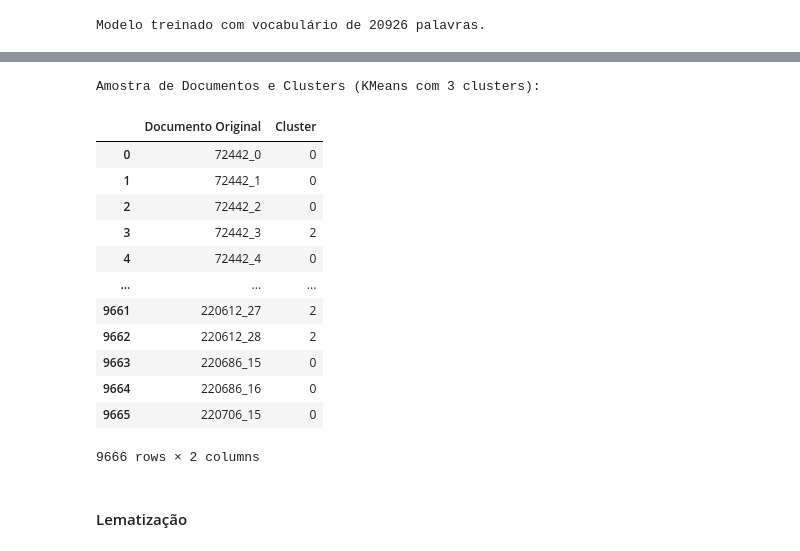
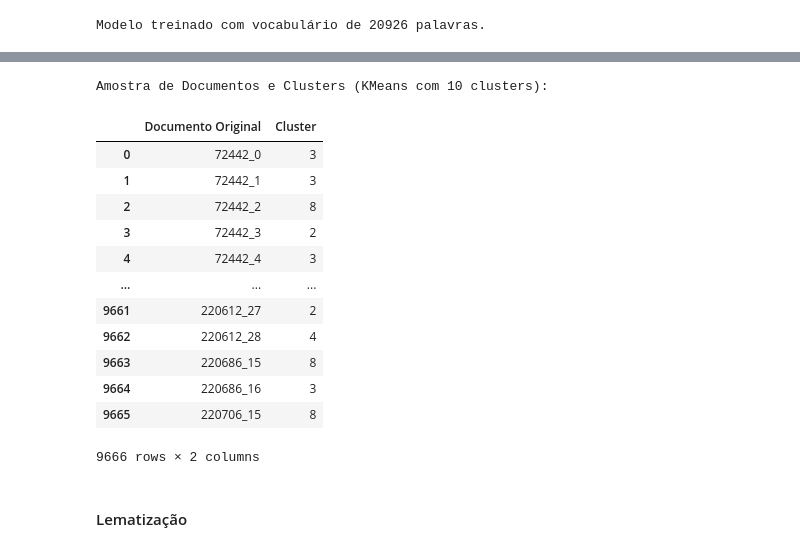
Before and after one commit to micaelol12/PLN, a Jupyter notebook: Trabalho/notebook.ipynb, the cells around one changed output, grey strips where cells are left out. Cells and saved outputs as stored; diff of their text form; code cells hidden in the pictures.

Commit message:
feat: add cluster function

```diff
--- a/Trabalho/notebook.ipynb
+++ b/Trabalho/notebook.ipynb
@@ -477,36 +528,36 @@ Ok
 # %%
 # 1. Preparar DataFrame Inicial (se ainda não existir)
 df_w2v_docs = pd.DataFrame({'Documento Original': doc_ids_sumario_tf_idf_token})
 
 # 2. Aplicar KMeans
 # Definindo o número de clusters (pode ser ajustado/otimizado)
-num_clusters = 5 # Você pode experimentar outros valores
+num_clusters = 10 # Você pode experimentar outros valores
 
 # Aplicando o KMeans aos vetores Word2Vec
 # Adicionar n_init=10 para evitar warnings e melhorar a robustez
 kmeans_w2v = KMeans(n_clusters=num_clusters, random_state=42, n_init=10)
 
 # O fit é feito diretamente nos vetores Word2Vec (que já são densos)
 kmeans_w2v.fit(vetores_documentos)
 
 # Adicionando as labels (rótulos) dos clusters ao DataFrame
 df_w2v_docs['Cluster'] = kmeans_w2v.labels_
 
 # Exibindo uma amostra dos documentos e seus clusters atribuidos
 print(f"\nAmostra de Documentos e Clusters (KMeans com {num_clusters} clusters):")
 df_w2v_docs[['Documento Original', 'Cluster']]
 # %% [output]
-Amostra de Documentos e Clusters (KMeans com 3 clusters):
+Amostra de Documentos e Clusters (KMeans com 10 clusters):
 |  | Documento Original | Cluster |
-| 0 | 72442_0 | 0 |
-| 1 | 72442_1 | 0 |
-| 2 | 72442_2 | 0 |
+| 0 | 72442_0 | 3 |
+| 1 | 72442_1 | 3 |
+| 2 | 72442_2 | 8 |
 | 3 | 72442_3 | 2 |
-| 4 | 72442_4 | 0 |
+| 4 | 72442_4 | 3 |
 | ... | ... | ... |
 | 9661 | 220612_27 | 2 |
-| 9662 | 220612_28 | 2 |
-| 9663 | 220686_15 | 0 |
-| 9664 | 220686_16 | 0 |
-| 9665 | 220706_15 | 0 |
+| 9662 | 220612_28 | 4 |
+| 9663 | 220686_15 | 8 |
+| 9664 | 220686_16 | 3 |
+| 9665 | 220706_15 | 8 |
 9666 rows × 2 columns
```
Also changed, not shown: parts of 8 cells of this notebook.
